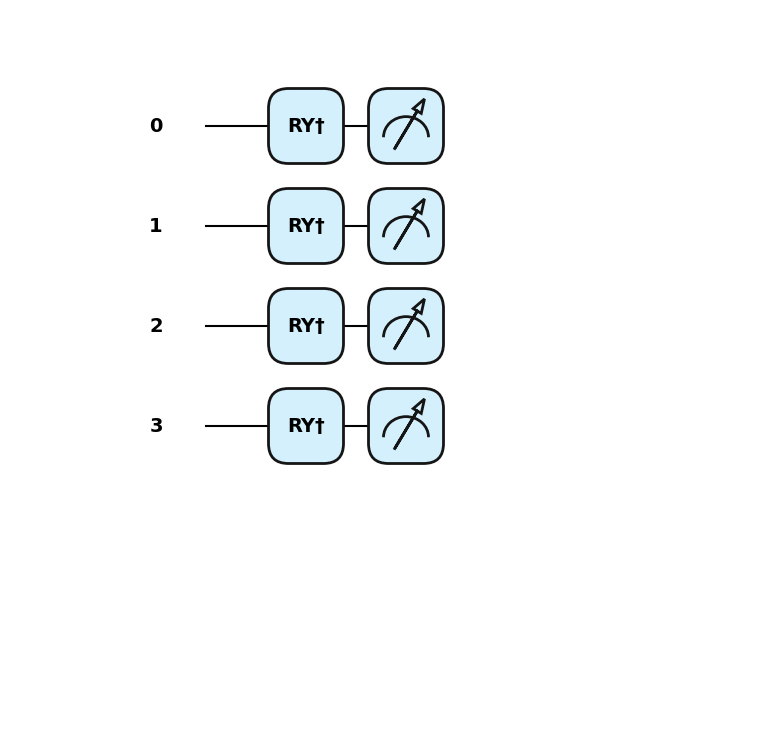
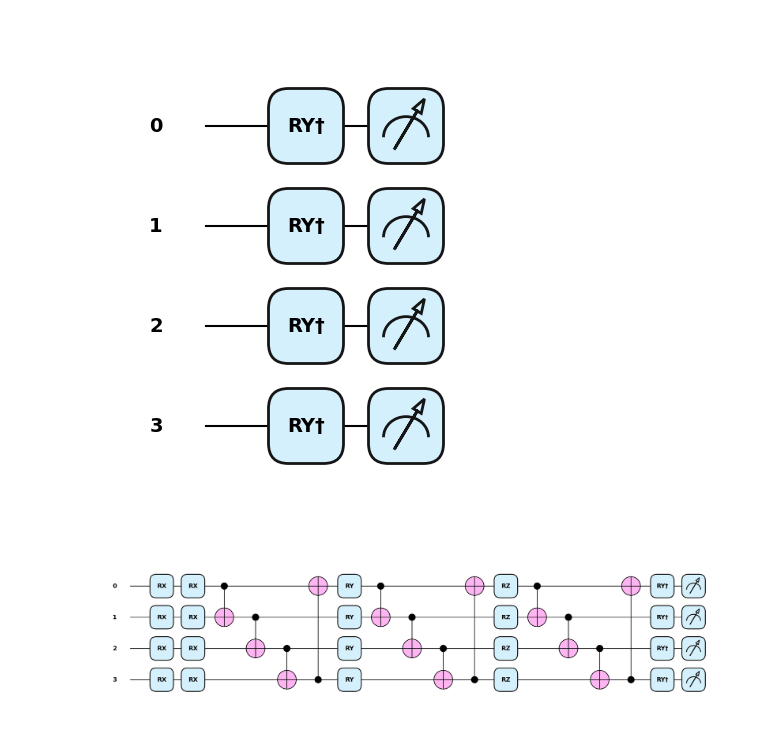
Before and after one commit to gddeazevedo/rgpe, a Jupyter notebook: notebooks/circuit.ipynb, the cells around one changed output. Drawn from its saved outputs; the diff is of its cells as text; code cells hidden in the pictures; blank space fills up the shorter version.

```diff
--- a/notebooks/circuit.ipynb
+++ b/notebooks/circuit.ipynb
@@ -128,3 +135,71 @@ plt.savefig("angle_embedding_adjoint.png", dpi=160, bbox_inches='tight')
 plt.show()
 # %% [output]
 [figure]
+# %%
+from mpmath import grampoint, siegeltheta, siegelz
+import numpy as np
+import pennylane as qml
+
+
+def _gram_weights(n_qubits):
+    points = [float(grampoint(n)) for n in range(n_qubits + 1)]
+    return np.diff(points) % (2 * np.pi)
+
+
+def _theta_weights(n_qubits, t_min=14.0, t_max=50.0):
+    t_grid = np.linspace(t_min, t_max, n_qubits)
+    theta = np.array([float(siegeltheta(t)) for t in t_grid])
+    return np.gradient(theta) % (2 * np.pi)
+
+
+def _hardy_weights(n_qubits, t_min=14.0, t_max=50.0):
+    t_grid = np.linspace(t_min, t_max, n_qubits)
+    z = np.array([float(siegelz(t)) for t in t_grid])
+    return 2 * np.pi * (z - z.min()) / (z.max() - z.min())
+
+
+_ROTATION_MAP = {
+    "gram":  (qml.RX, _gram_weights),
+    "theta": (qml.RY, _theta_weights),
+    "hardy": (qml.RZ, _hardy_weights),
+}
+sources=("gram", "theta", "hardy")
+layers = []
+for src in sources:
+    if src not in _ROTATION_MAP:
+        raise ValueError(f"Fonte desconhecida '{src}'. Opções: {list(_ROTATION_MAP)}")
+    gate, weight_fn = _ROTATION_MAP[src]
+    layers.append((gate, weight_fn(n_qubits)))
+
+dev = qml.device("lightning.qubit", wires=n_qubits)
+
+@qml.qnode(dev)
+def kernel_fn(x1, x2):
+    qml.AngleEmbedding(x1, wires=range(n_qubits), rotation='X')
+
+    for gate, weights in layers:
+        for i in range(n_qubits):
+            gate(weights[i], wires=i)
+        for i in range(n_qubits):
+            qml.CNOT(wires=[i, (i + 1) % n_qubits])
+
+    qml.adjoint(qml.AngleEmbedding)(x2, wires=range(n_qubits), rotation='Y')
+    return qml.expval(qml.Projector([0] * n_qubits, wires=range(n_qubits)))
+
+
+n_qubits = 4  # reduzir para visualização
+x1_example = np.random.uniform(0, np.pi, n_qubits)
+x2_example = np.random.uniform(0, np.pi, n_qubits)
+
+fig, ax = qml.draw_mpl(
+    kernel_fn,
+    style="pennylane",
+    wire_order=list(range(n_qubits)),
+    show_all_wires=True,
+    level="device",
+    show_all_operations=True
+)(x1_example, x2_example)
+plt.savefig("angle_embedding_full.png", dpi=160, bbox_inches='tight')
+plt.show()
+# %% [output]
+[figure, added]
```
Also changed, not shown: parts of 3 cells of this notebook, 5 other files.
